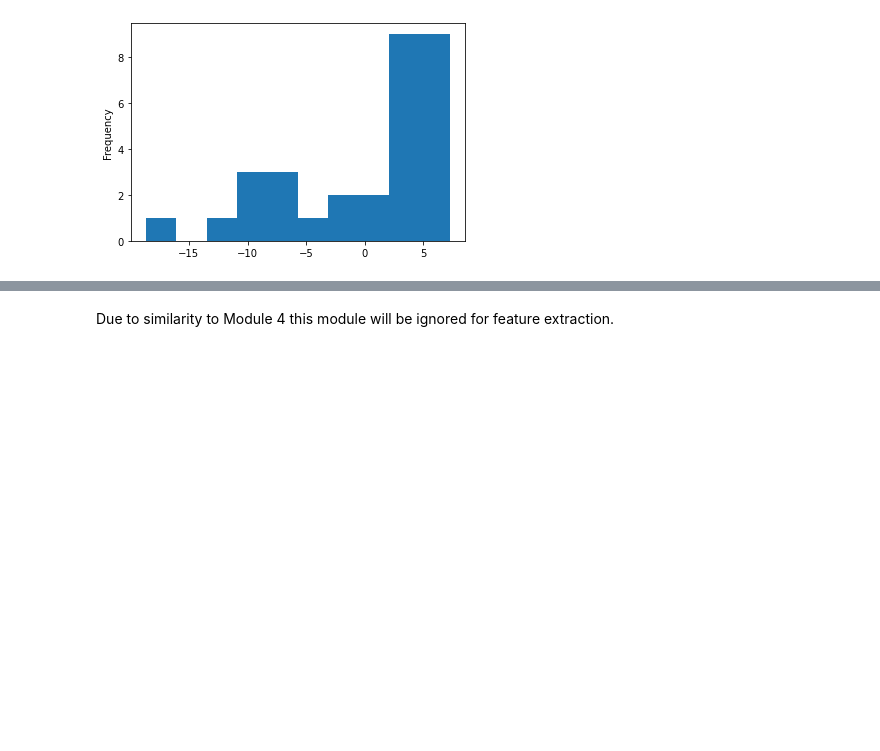
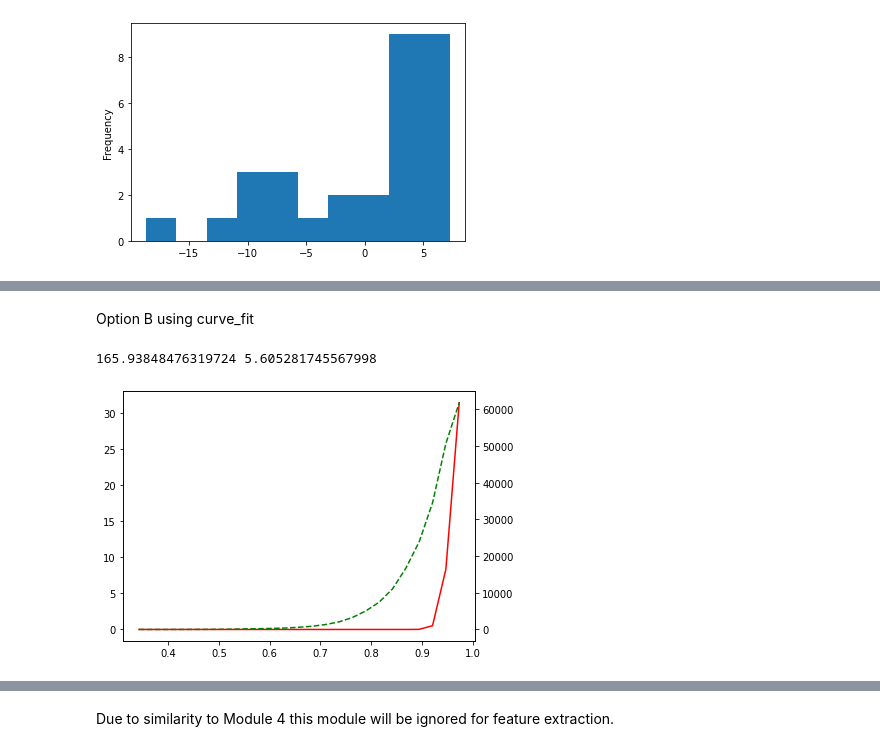
Before and after one commit to AlexHTW/ngs_quality_control, a Jupyter notebook: 06_feature_engineering_modules.ipynb, the cells around one changed output, grey strips where cells are left out. Cells and saved outputs as stored; diff of their text form; code cells hidden in the pictures; blank space fills up the shorter version.

```diff
--- a/06_feature_engineering_modules.ipynb
+++ b/06_feature_engineering_modules.ipynb
@@ -170,0 +210,21 @@ ngs_reads.drop(columns='Per tile sequence quality', inplace=True) # drop origina
+# %% [markdown]
+Option B using curve_fit
+# %%
+table = ngs_reads['Per sequence quality scores'][1].copy()
+x = table['Quality']
+x = x/(x.iloc[-1]+1)
+y = table['Count']
+
+a_b, covariance = curve_fit(beta_fit, x, y, maxfev=10000) #, p0=[1.44, 6.93])
+
+print(a_b[0], a_b[1])
+
+fig, ax1 = plt.subplots()
+ax1.plot(x, beta_fit(x, *a_b), "r-")#, x, y2, "r--", x, y3, "g--")
+ax2 = ax1.twinx()
+ax2.plot(x, y, "g--")
+fig.tight_layout()
+plt.show()
+# %% [output]
+165.93848476319724 5.605281745567998
+[figure, added]
```
Also changed, not shown: parts of 57 cells of this notebook.
